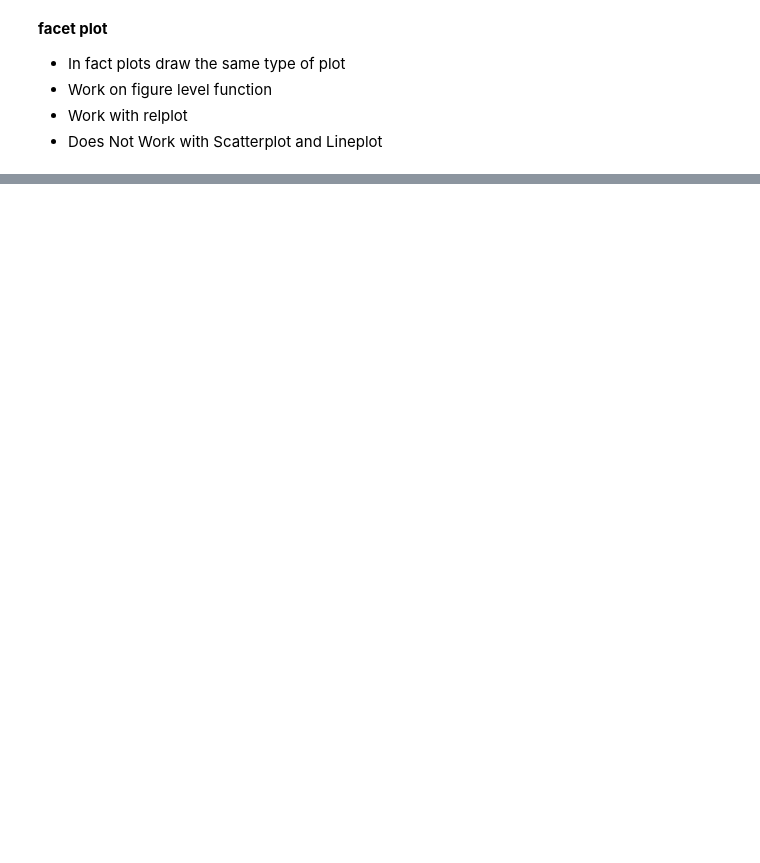
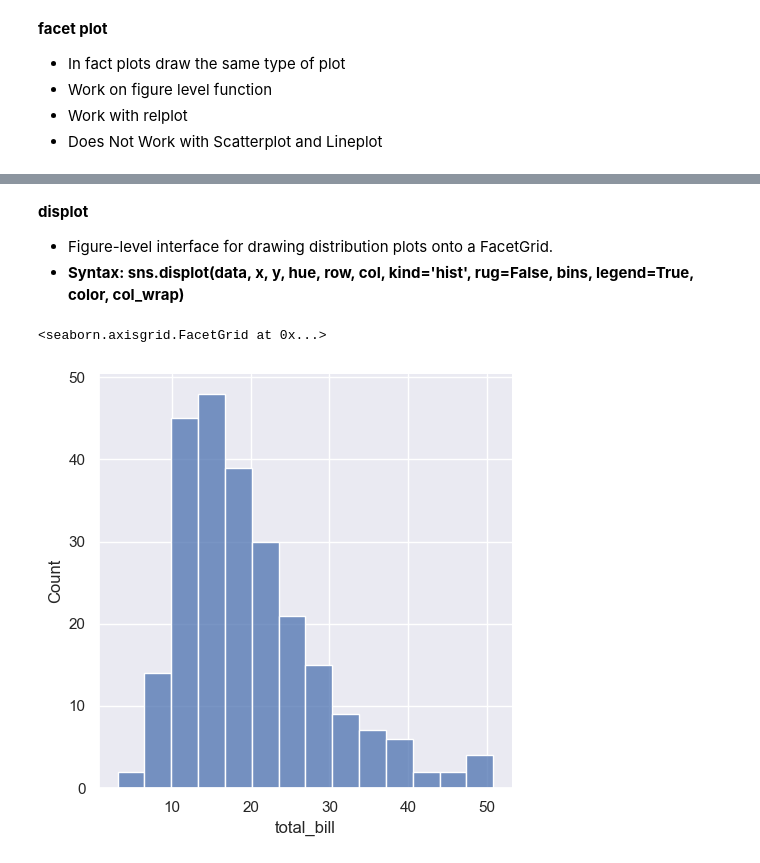
Before and after one commit to akashpagi/SEABORN-DATA-VISUALIZATION-LIBRARY-FOR-DATA-SCIENCE, a Jupyter notebook: SESSION 25 - PLOTTING USING SEABORN.ipynb, the cells around one changed output, grey strips where cells are left out. Saved outputs shown, nothing was run; the diff lists cells and outputs as text; code cells hidden in the pictures; blank space fills up the shorter version.

Commit message:
[ Distribution Plots - displot, histplot, kdeplot, rugplot ]

```diff
--- a/SESSION 25 - PLOTTING USING SEABORN.ipynb
+++ b/SESSION 25 - PLOTTING USING SEABORN.ipynb
@@ -175,0 +195,9 @@ sns.relplot(gap, x='lifeExp', y='gdpPercap', kind='scatter', col='year', col_wra
+# %% [markdown]
+**displot**
+- Figure-level interface for drawing distribution plots onto a FacetGrid.
+- **Syntax: sns.displot(data, x, y, hue, row, col, kind='hist', rug=False, bins, legend=True, color, col_wrap)**
+# %%
+sns.displot(tips, x='total_bill', kind='hist')
+# %% [output]
+<seaborn.axisgrid.FacetGrid at 0x...>
+[figure, added]
```
Also changed, not shown: parts of 25 cells of this notebook.
